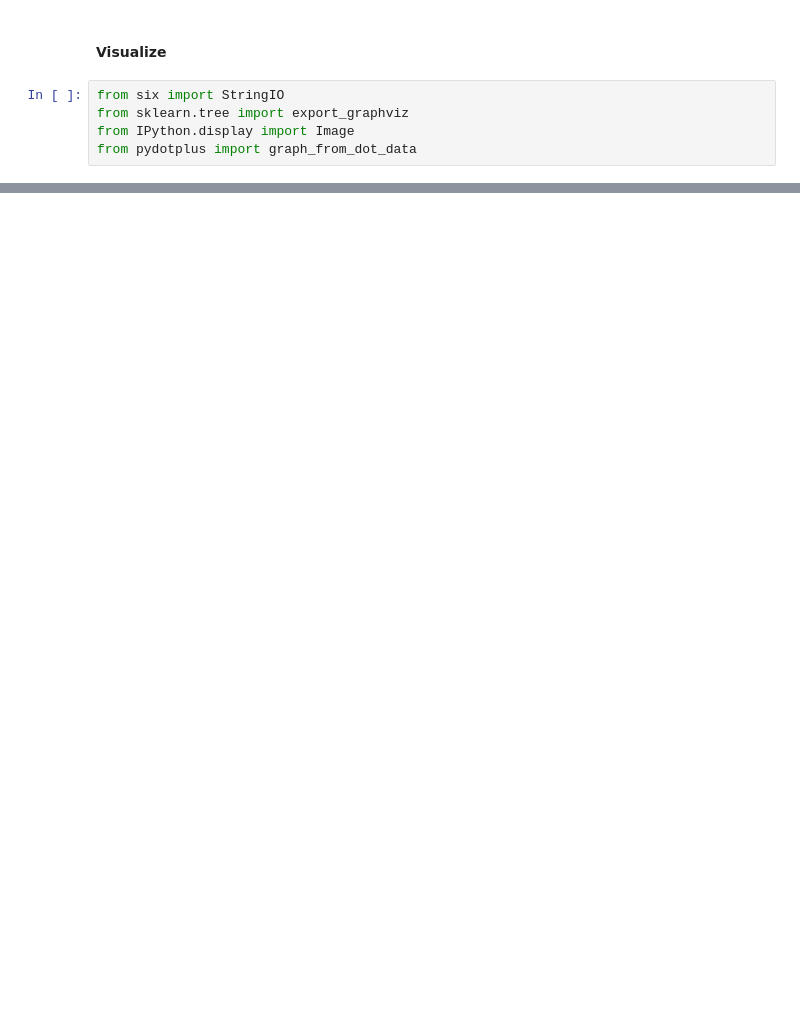
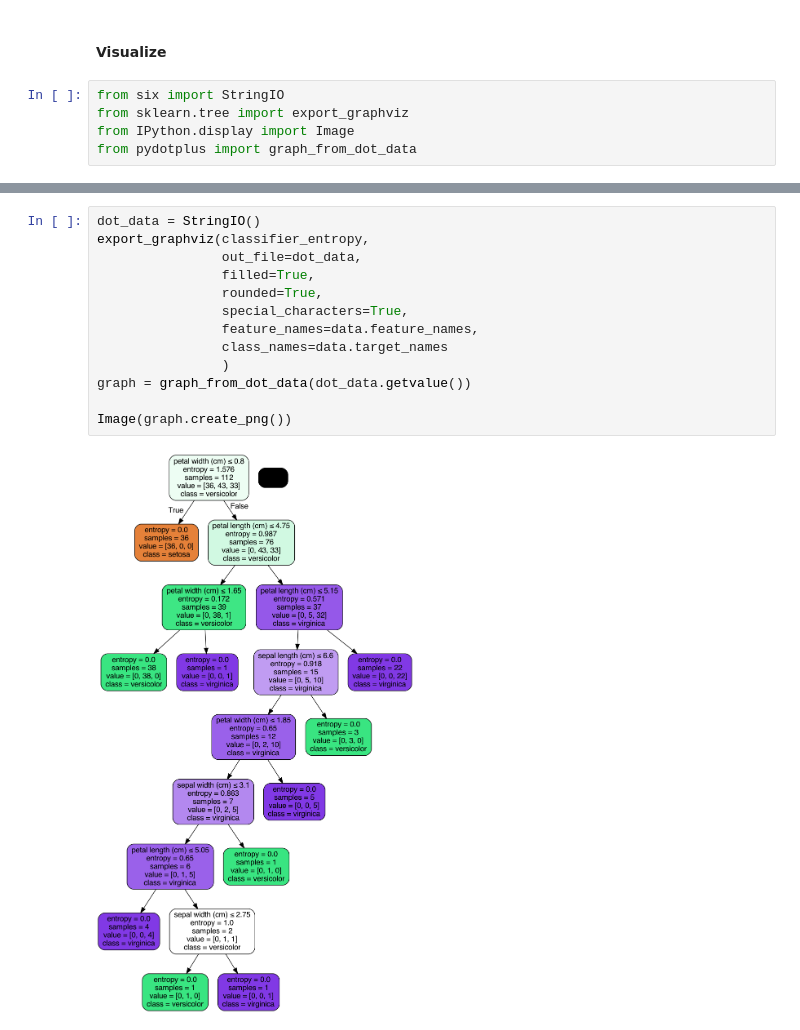
Before and after one commit to saradiazdelser/imlt-assignments, a Jupyter notebook: imlt-iris-dt.ipynb, the cells around one changed output, grey strips where cells are left out. Drawn from its saved outputs; the diff is of its cells as text; blank space fills up the shorter version.

```diff
--- a/imlt-iris-dt.ipynb
+++ b/imlt-iris-dt.ipynb
@@ -231,0 +232,15 @@ Image(graph.create_png())
+# %%
+dot_data = StringIO()
+export_graphviz(classifier_entropy,
+                out_file=dot_data,
+                filled=True,
+                rounded=True,
+                special_characters=True,
+                feature_names=data.feature_names,
+                class_names=data.target_names
+                )
+graph = graph_from_dot_data(dot_data.getvalue())
+
+Image(graph.create_png())
+# %% [output]
+[figure, added]
```
Also changed, not shown: parts of 7 cells of this notebook, 1 other file.
